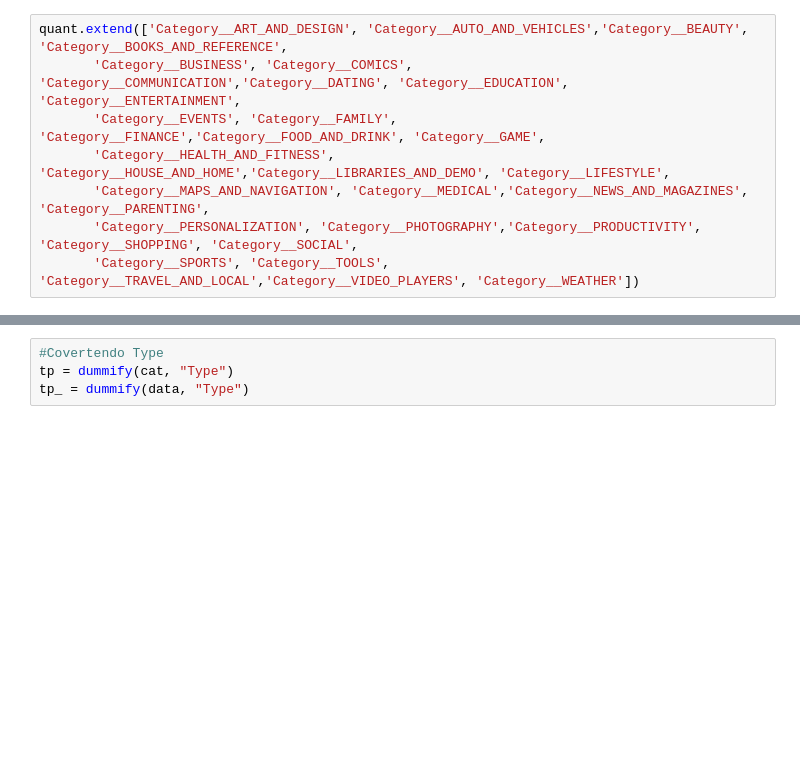
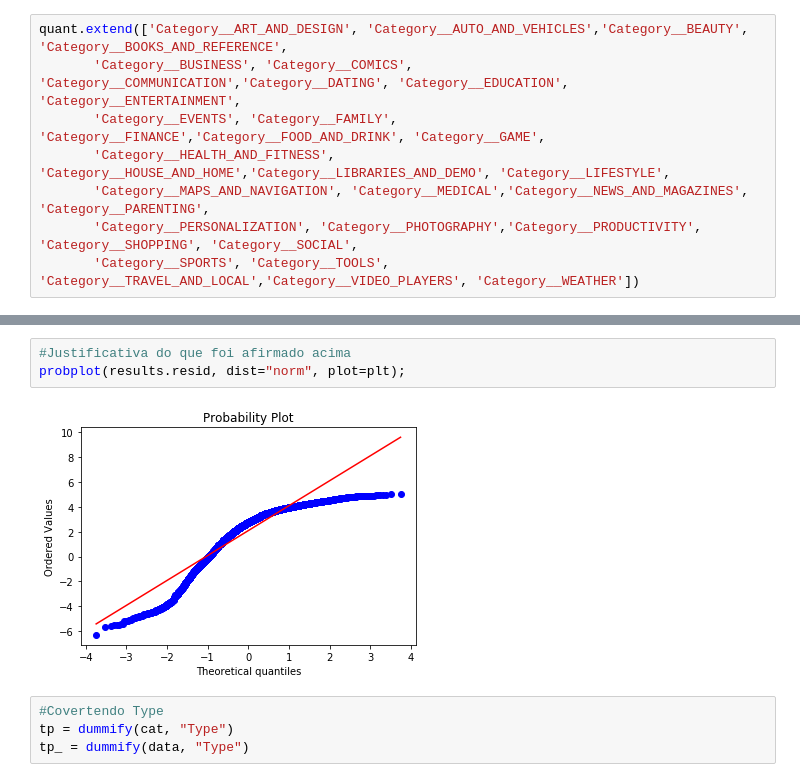
Before and after one commit to Arthurventrilho/Projeto3, a Jupyter notebook: P3.ipynb, the cells around one changed output, grey strips where cells are left out. Saved outputs shown, nothing was run; the diff lists cells and outputs as text; blank space fills up the shorter version.

```diff
--- a/P3.ipynb
+++ b/P3.ipynb
@@ -286,3 +279,8 @@ strong multicollinearity or other numerical problems.
+# %%
+#Justificativa do que foi afirmado acima
+probplot(results.resid, dist="norm", plot=plt);
+# %% [output]
+[figure, added]
 # %%
 #Covertendo Type
 tp = dummify(cat, "Type")
```
Also changed, not shown: parts of 17 cells of this notebook.
